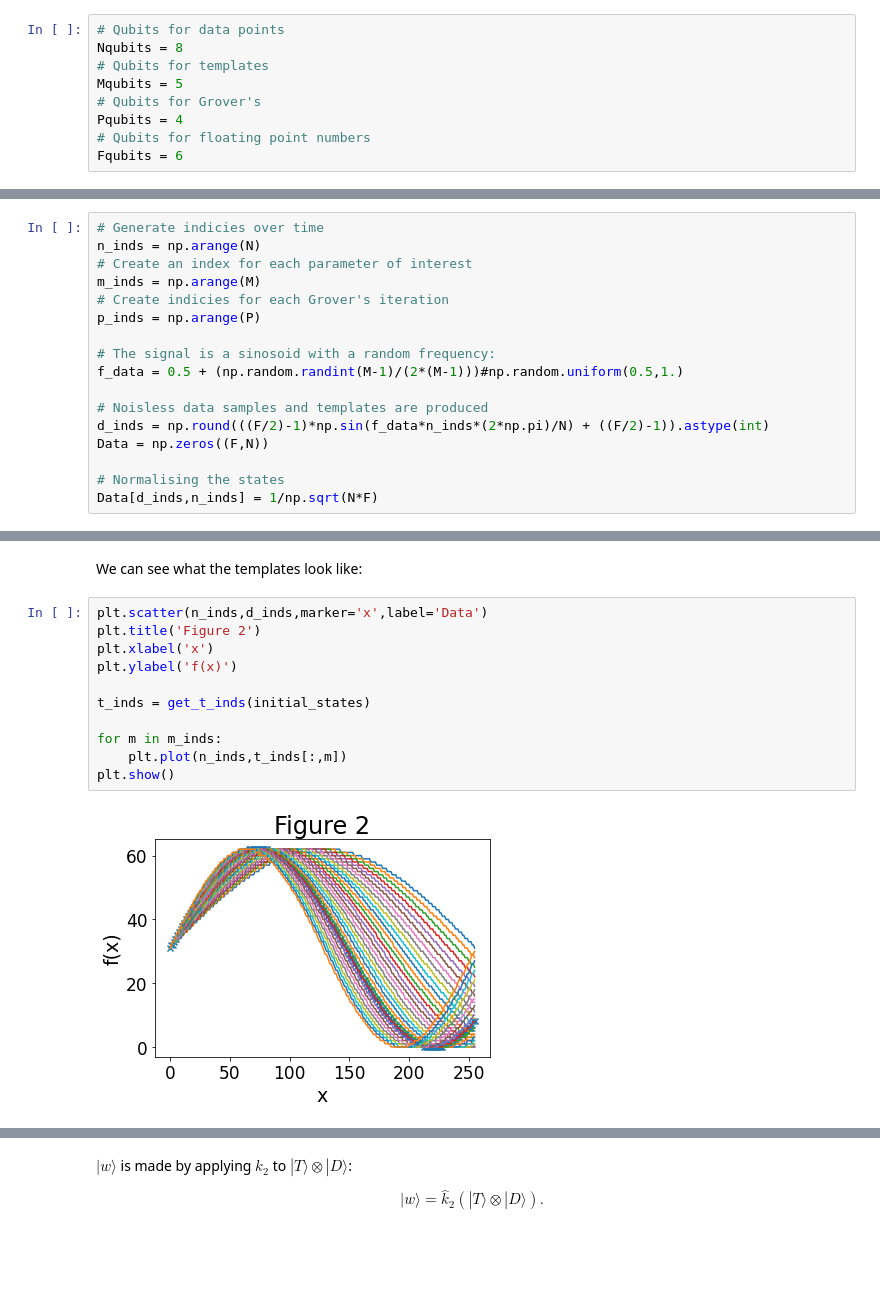
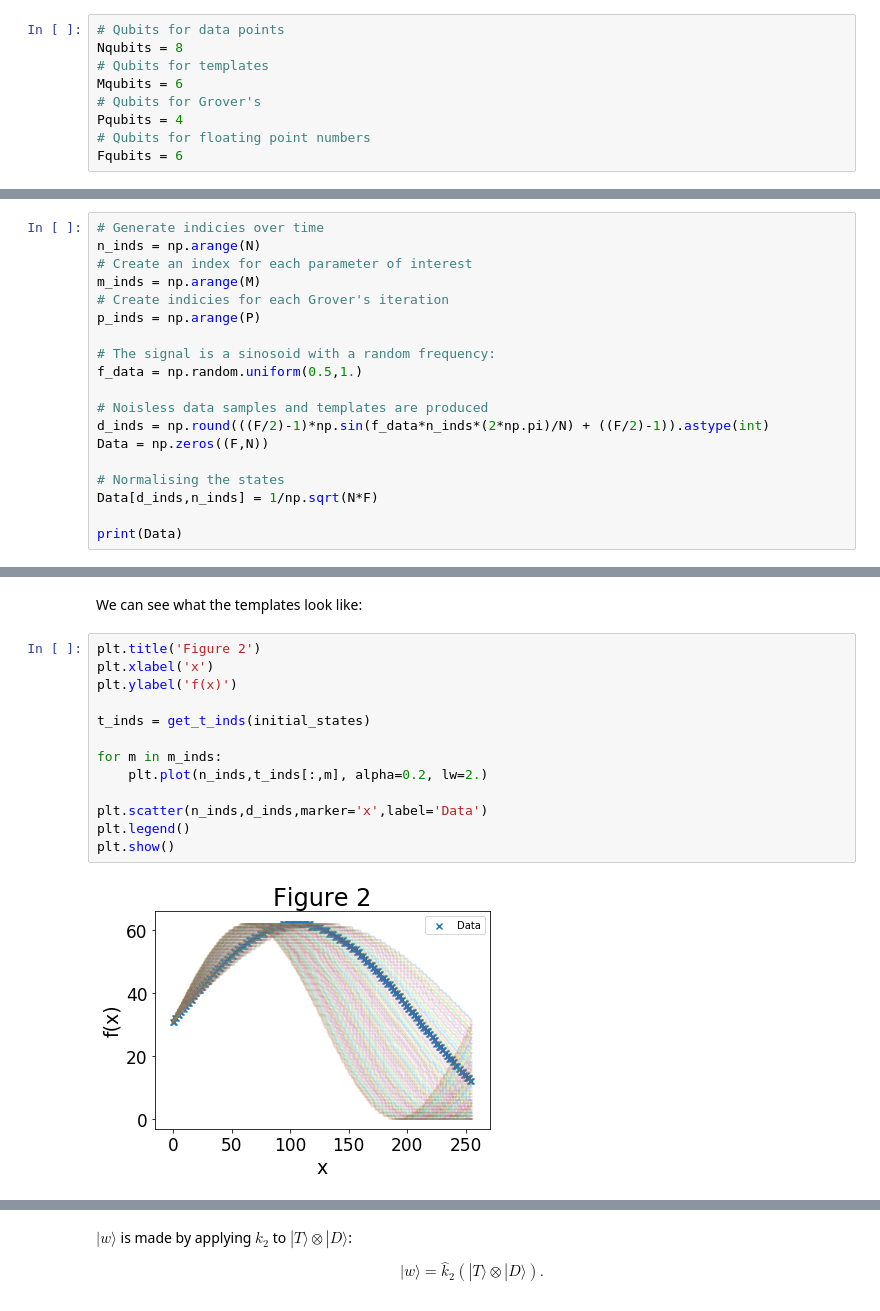
Before and after one commit to Fergus-Hayes/quantum-matched-filter, a Jupyter notebook: QMF.ipynb, the cells around one changed output, grey strips where cells are left out. Drawn from its saved outputs; the diff is of its cells as text; blank space fills up the shorter version.

```diff
--- a/QMF.ipynb
+++ b/QMF.ipynb
@@ -14,7 +14,7 @@ np.random.seed(int(time.time()))
 # Qubits for data points
 Nqubits = 8
 # Qubits for templates
-Mqubits = 5
+Mqubits = 6
 # Qubits for Grover's
 Pqubits = 4
 # Qubits for floating point numbers
@@ -37,7 +37,7 @@ m_inds = np.arange(M)
 p_inds = np.arange(P)
 
 # The signal is a sinosoid with a random frequency:
-f_data = 0.5 + (np.random.randint(M-1)/(2*(M-1)))#np.random.uniform(0.5,1.)
+f_data = np.random.uniform(0.5,1.)
 
 # Noisless data samples and templates are produced
 d_inds = np.round(((F/2)-1)*np.sin(f_data*n_inds*(2*np.pi)/N) + ((F/2)-1)).astype(int)
@@ -45,3 +45,5 @@ Data = np.zeros((F,N))
 
 # Normalising the states
 Data[d_inds,n_inds] = 1/np.sqrt(N*F)
+
+print(Data)
@@ -96,16 +106,18 @@ def get_t_inds(initial_states):
 # %% [markdown]
 We can see what the templates look like:
 # %%
-plt.scatter(n_inds,d_inds,marker='x',label='Data')
 plt.title('Figure 2')
 plt.xlabel('x')
 plt.ylabel('f(x)')
 
 t_inds = get_t_inds(initial_states)
 
 for m in m_inds:
-    plt.plot(n_inds,t_inds[:,m])
+    plt.plot(n_inds,t_inds[:,m], alpha=0.2, lw=2.)
+
+plt.scatter(n_inds,d_inds,marker='x',label='Data')
+plt.legend()
 plt.show()
 # %% [output]
-[figure, old version]
+[figure, new version]
 # %%
```
Also changed, not shown: parts of 6 cells of this notebook, 1 other file.
